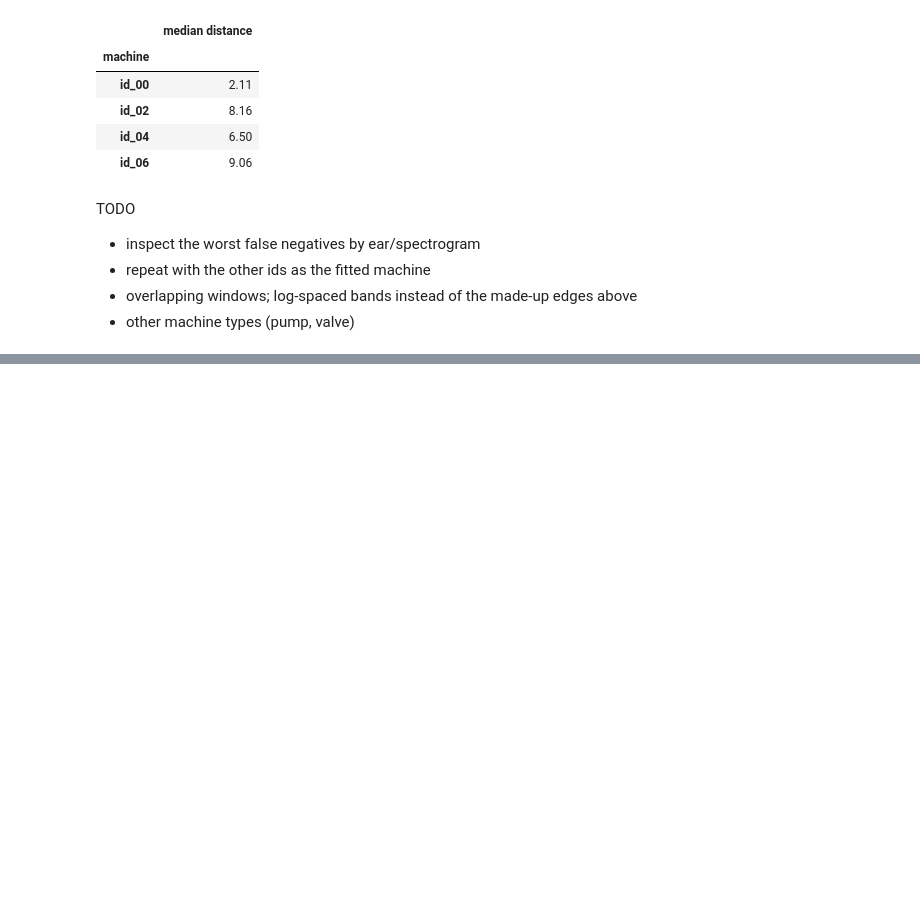
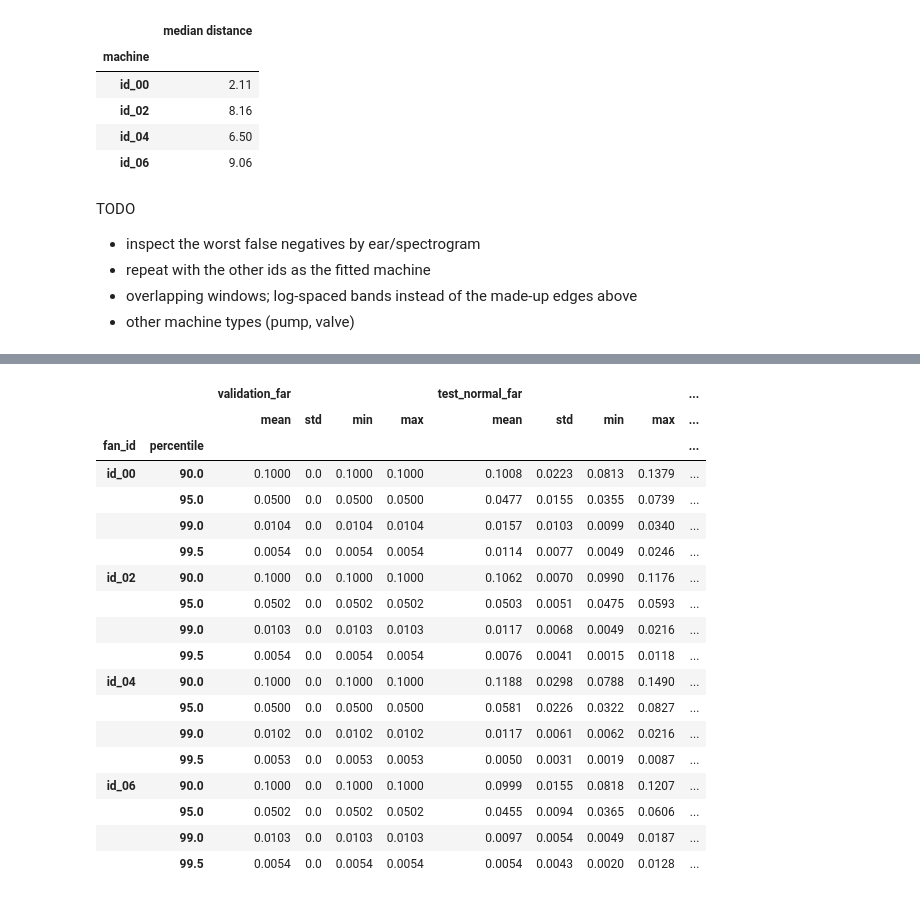
Before and after one commit to nicholasnelson/acoustic-signal-dashboard, a Jupyter notebook: notebooks/eda_mimii_fan.ipynb, the cells around one changed output, grey strips where cells are left out. Drawn from its saved outputs; the diff is of its cells as text; code cells hidden in the pictures; blank space fills up the shorter version.

```diff
--- a/notebooks/eda_mimii_fan.ipynb
+++ b/notebooks/eda_mimii_fan.ipynb
@@ -273,0 +465,32 @@ TODO
+# %%
+all_fan_clips = clips.query("machine in @FAN_IDS").copy()
+assert set(all_fan_clips.machine) == set(FAN_IDS)
+assert set(all_fan_clips.label) == {"normal", "abnormal"}
+
+all_fan_feature_cache = extract_all_fan_features(all_fan_clips)
+assert len(all_fan_feature_cache) == len(all_fan_clips) == 5_550
+
+all_fan_rows = []
+all_fan_sweep_rows = []
+for repeat, seed in enumerate(REPEAT_SEEDS):
+    for machine in FAN_IDS:
+        result, sweep = evaluate_fan_repeat(
+            machine, repeat, seed, all_fan_feature_cache
+        )
+        all_fan_rows.append(result)
+        all_fan_sweep_rows.extend(sweep)
+        print(
+            f"repeat {repeat + 1}/{len(REPEAT_SEEDS)} seed={seed} {machine}: "
+            f"window AUROC={result['window_auroc']:.3f}, "
+            f"clip AUROC={result['clip_auroc']:.3f}, "
+            f"p{result['selected_percentile']:g}, "
+            f"test FAR={result['test_normal_far']:.3f}, "
+            f"detection={result['abnormal_detection_rate']:.3f}",
+            flush=True,
+        )
+
+all_fan_results = pd.DataFrame(all_fan_rows)
+all_fan_threshold_sweep = pd.DataFrame(all_fan_sweep_rows)
+assert len(all_fan_results) == len(FAN_IDS) * len(REPEAT_SEEDS) == 20
+assert len(all_fan_threshold_sweep) == 80
+print("All-Fan evaluation and integrity assertions completed.")
@@ -273,0 +542,29 @@ TODO
+# %%
+threshold_sweep_summary = (
+    all_fan_threshold_sweep
+    .groupby(["fan_id", "percentile"])[
+        ["validation_far", "test_normal_far", "abnormal_detection_rate"]
+    ]
+    .agg(["mean", "std", "min", "max"])
+)
+threshold_sweep_summary.round(4)
+# %% [output]
+|  |  | validation_far |  |  |  | test_normal_far |  |  |  | ... |
+|  |  | mean | std | min | max | mean | std | min | max | ... |
+| fan_id | percentile |  |  |  |  |  |  |  |  | ... |
+| id_00 | 90.0 | 0.1000 | 0.0 | 0.1000 | 0.1000 | 0.1008 | 0.0223 | 0.0813 | 0.1379 | ... |
+|  | 95.0 | 0.0500 | 0.0 | 0.0500 | 0.0500 | 0.0477 | 0.0155 | 0.0355 | 0.0739 | ... |
+|  | 99.0 | 0.0104 | 0.0 | 0.0104 | 0.0104 | 0.0157 | 0.0103 | 0.0099 | 0.0340 | ... |
+|  | 99.5 | 0.0054 | 0.0 | 0.0054 | 0.0054 | 0.0114 | 0.0077 | 0.0049 | 0.0246 | ... |
+| id_02 | 90.0 | 0.1000 | 0.0 | 0.1000 | 0.1000 | 0.1062 | 0.0070 | 0.0990 | 0.1176 | ... |
+|  | 95.0 | 0.0502 | 0.0 | 0.0502 | 0.0502 | 0.0503 | 0.0051 | 0.0475 | 0.0593 | ... |
+|  | 99.0 | 0.0103 | 0.0 | 0.0103 | 0.0103 | 0.0117 | 0.0068 | 0.0049 | 0.0216 | ... |
+|  | 99.5 | 0.0054 | 0.0 | 0.0054 | 0.0054 | 0.0076 | 0.0041 | 0.0015 | 0.0118 | ... |
+| id_04 | 90.0 | 0.1000 | 0.0 | 0.1000 | 0.1000 | 0.1188 | 0.0298 | 0.0788 | 0.1490 | ... |
+|  | 95.0 | 0.0500 | 0.0 | 0.0500 | 0.0500 | 0.0581 | 0.0226 | 0.0322 | 0.0827 | ... |
+|  | 99.0 | 0.0102 | 0.0 | 0.0102 | 0.0102 | 0.0117 | 0.0061 | 0.0062 | 0.0216 | ... |
+|  | 99.5 | 0.0053 | 0.0 | 0.0053 | 0.0053 | 0.0050 | 0.0031 | 0.0019 | 0.0087 | ... |
+| id_06 | 90.0 | 0.1000 | 0.0 | 0.1000 | 0.1000 | 0.0999 | 0.0155 | 0.0818 | 0.1207 | ... |
+|  | 95.0 | 0.0502 | 0.0 | 0.0502 | 0.0502 | 0.0455 | 0.0094 | 0.0365 | 0.0606 | ... |
+|  | 99.0 | 0.0103 | 0.0 | 0.0103 | 0.0103 | 0.0097 | 0.0054 | 0.0049 | 0.0187 | ... |
+|  | 99.5 | 0.0054 | 0.0 | 0.0054 | 0.0054 | 0.0054 | 0.0043 | 0.0020 | 0.0128 | ... |
```
Also changed, not shown: parts of 52 cells of this notebook, 1 other file.
